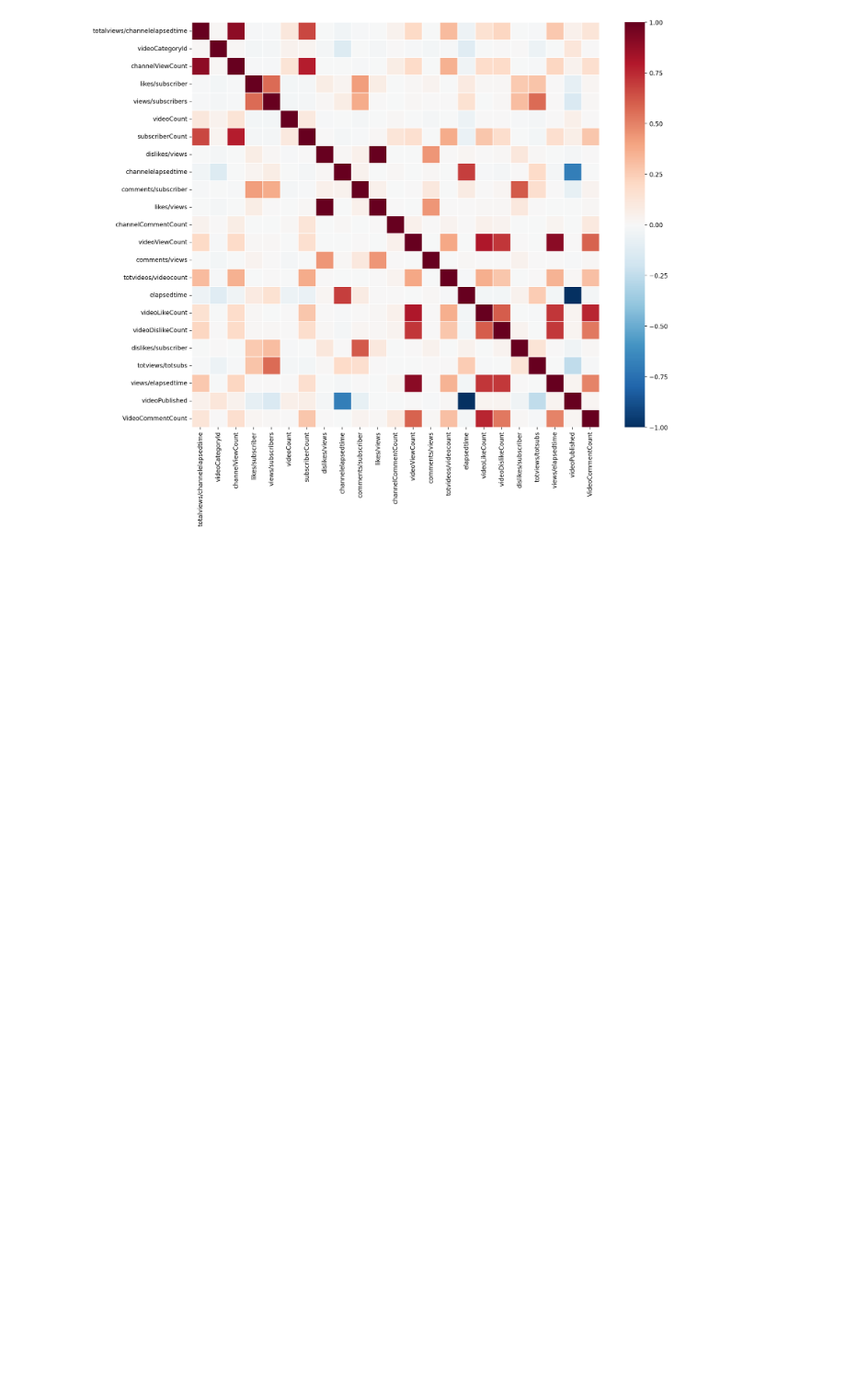
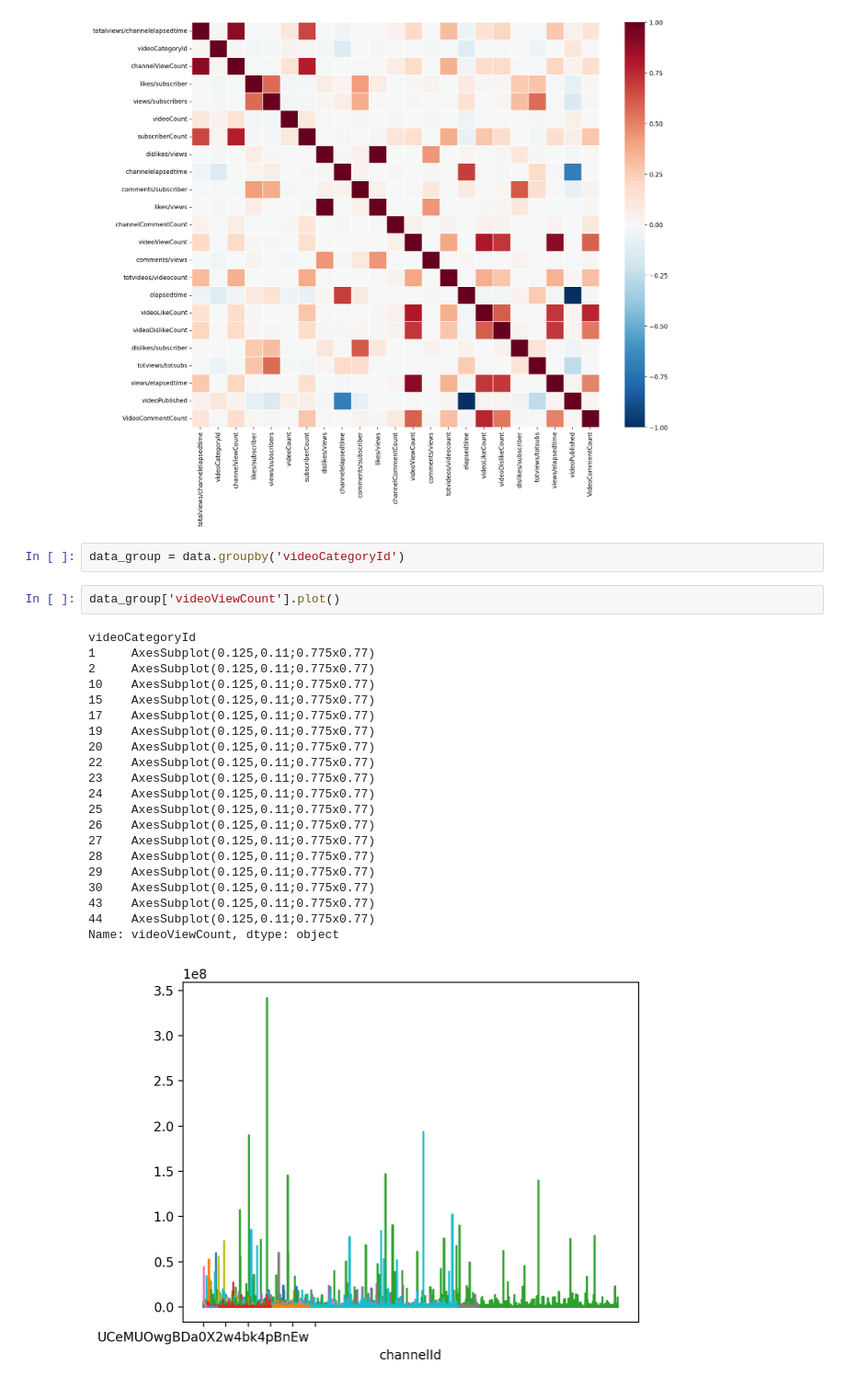
Before and after one commit to larrylai19/1111-DataMining-Final, a Jupyter notebook: Untitled.ipynb, the cells around one changed output. Shown at 92% size. Cells and saved outputs as stored; diff of their text form; blank space fills up the shorter version.

```diff
--- a/Untitled.ipynb
+++ b/Untitled.ipynb
@@ -43,3 +26,29 @@ sns.heatmap(normalized_df_corr, cmap='RdBu_r', linewidths=0.5, vmin=-1, vmax=1)
 # %% [output]
 <AxesSubplot: >
 [figure]
+# %%
+data_group = data.groupby('videoCategoryId')
+# %%
+data_group['videoViewCount'].plot()
+# %% [output]
+videoCategoryId
+1     AxesSubplot(0.125,0.11;0.775x0.77)
+2     AxesSubplot(0.125,0.11;0.775x0.77)
+10    AxesSubplot(0.125,0.11;0.775x0.77)
+15    AxesSubplot(0.125,0.11;0.775x0.77)
+17    AxesSubplot(0.125,0.11;0.775x0.77)
+19    AxesSubplot(0.125,0.11;0.775x0.77)
+20    AxesSubplot(0.125,0.11;0.775x0.77)
+22    AxesSubplot(0.125,0.11;0.775x0.77)
+23    AxesSubplot(0.125,0.11;0.775x0.77)
+24    AxesSubplot(0.125,0.11;0.775x0.77)
+25    AxesSubplot(0.125,0.11;0.775x0.77)
+26    AxesSubplot(0.125,0.11;0.775x0.77)
+27    AxesSubplot(0.125,0.11;0.775x0.77)
+28    AxesSubplot(0.125,0.11;0.775x0.77)
+29    AxesSubplot(0.125,0.11;0.775x0.77)
+30    AxesSubplot(0.125,0.11;0.775x0.77)
+43    AxesSubplot(0.125,0.11;0.775x0.77)
+44    AxesSubplot(0.125,0.11;0.775x0.77)
+Name: videoViewCount, dtype: object
+[figure, added]
```
Also changed, not shown: parts of 3 cells of this notebook.
